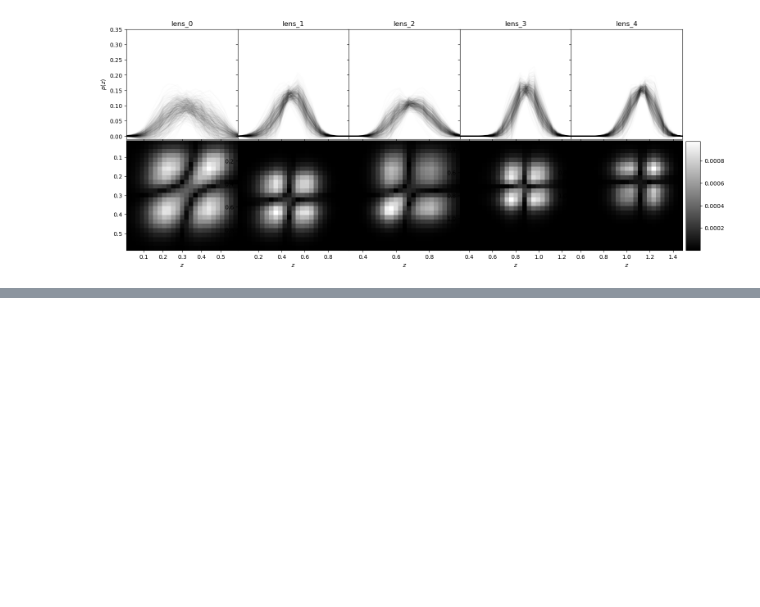
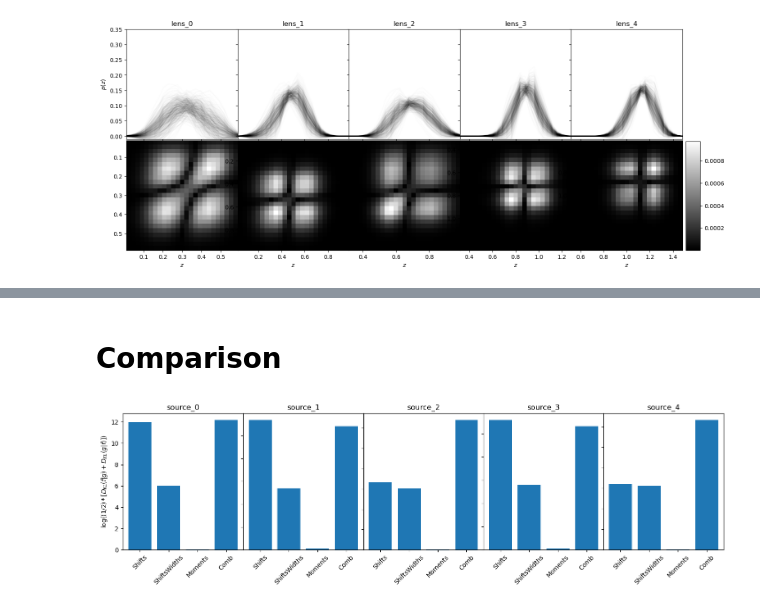
Before and after one commit to LSSTDESC/rail_prior, a Jupyter notebook: examples/cosmodc_tutorial.ipynb, the cells around one changed output, grey strips where cells are left out. Saved outputs shown, nothing was run; the diff lists cells and outputs as text; code cells hidden in the pictures; blank space fills up the shorter version.

```diff
--- a/examples/cosmodc_tutorial.ipynb
+++ b/examples/cosmodc_tutorial.ipynb
@@ -364,3 +449,13 @@ for i, name in enumerate(ss_qp.tracers.keys()):
 (25, 25)
 (25, 25)
 (25, 25)
+# %%
+moments_Ds = {}
+for tracer_name in moments_nzs.keys():
+    model_obj = moments_priors.model_objs[tracer_name]
+    mu_1, K_1 = model_obj.nz_mean, model_obj.nz_cov
+    nzs = moments_nzs[tracer_name][1]
+    mu_2 = np.mean(nzs, axis=0)
+    K_2 = np.cov(nzs.T)
+    D = nzp.Sym_Dkl(mu_1, K_1, mu_2, K_2)
+    moments_Ds[tracer_name] = np.abs(D)
@@ -408,3 +525,13 @@ plot_tracers = ['lens_0', 'lens_1', 'lens_2', 'lens_3', 'lens_4']
 make_nzs_plots(comb_nzs, plot_tracers)
 # %% [output]
 [figure]
+# %%
+comb_Ds = {}
+for tracer_name in comb_nzs.keys():
+    model_obj = comb_priors.model_objs[tracer_name]
+    mu_1, K_1 = model_obj.nz_mean, model_obj.nz_cov
+    nzs = comb_nzs[tracer_name][1]
+    mu_2 = np.mean(nzs, axis=0)
+    K_2 = np.cov(nzs.T)
+    D = nzp.Sym_Dkl(mu_1, K_1, mu_2, K_2)
+    comb_Ds[tracer_name] = np.abs(D)
@@ -410,0 +569,24 @@ make_nzs_plots(comb_nzs, plot_tracers)
+# %% [markdown]
+# Comparison
+# %%
+def make_D_plots(Ds, tracer_list):
+    n_tracers = len(tracer_list)
+    figure, axis = plt.subplots(1, n_tracers, figsize=(n_tracers*3.5,4))
+    figure.subplots_adjust(wspace=0, hspace=0.01)
+    for i, key in enumerate(tracer_list):
+        tracer_Ds = np.log10(1+np.array([D[key] for D in Ds]))
+        axis[i].bar(np.arange(len(Ds)), tracer_Ds)
+        axis[i].set_xticks(np.arange(4), ['Shifts', 'ShiftsWidths', 'Moments', 'Comb'],
+                           rotation=45)
+        axis[i].set_title(key)
+        if i == 0:
+            axis[i].set_ylabel(r'$\log ((1/2)*[D_{KL}(f|g)+D_{KL}(g|f)])$')
+        else:
+            axis[i].set_yticklabels([])
+    plt.show()
+# %%
+Ds = [shifts_Ds, SnWs_Ds, moments_Ds, comb_Ds]
+# %%
+make_D_plots(Ds, ['source_0', 'source_1', 'source_2', 'source_3', 'source_4'])
+# %% [output]
+[figure, added]
```
Also changed, not shown: parts of 12 cells of this notebook, 3 other files.
